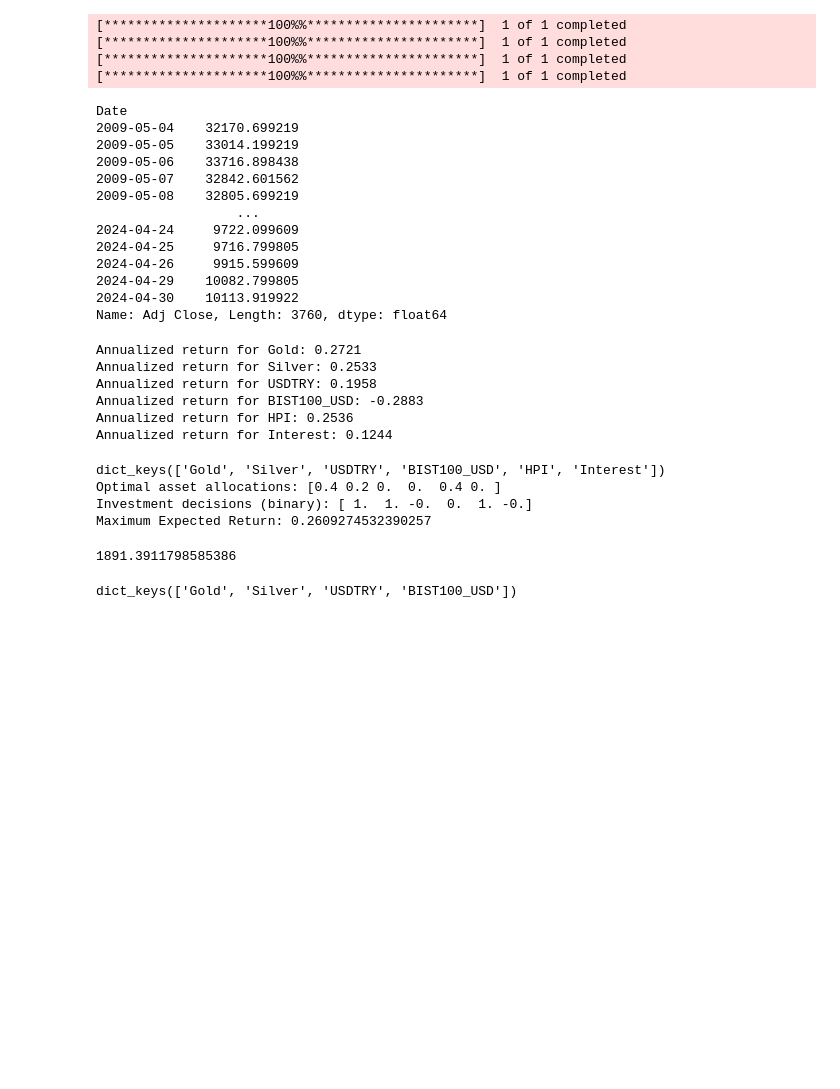
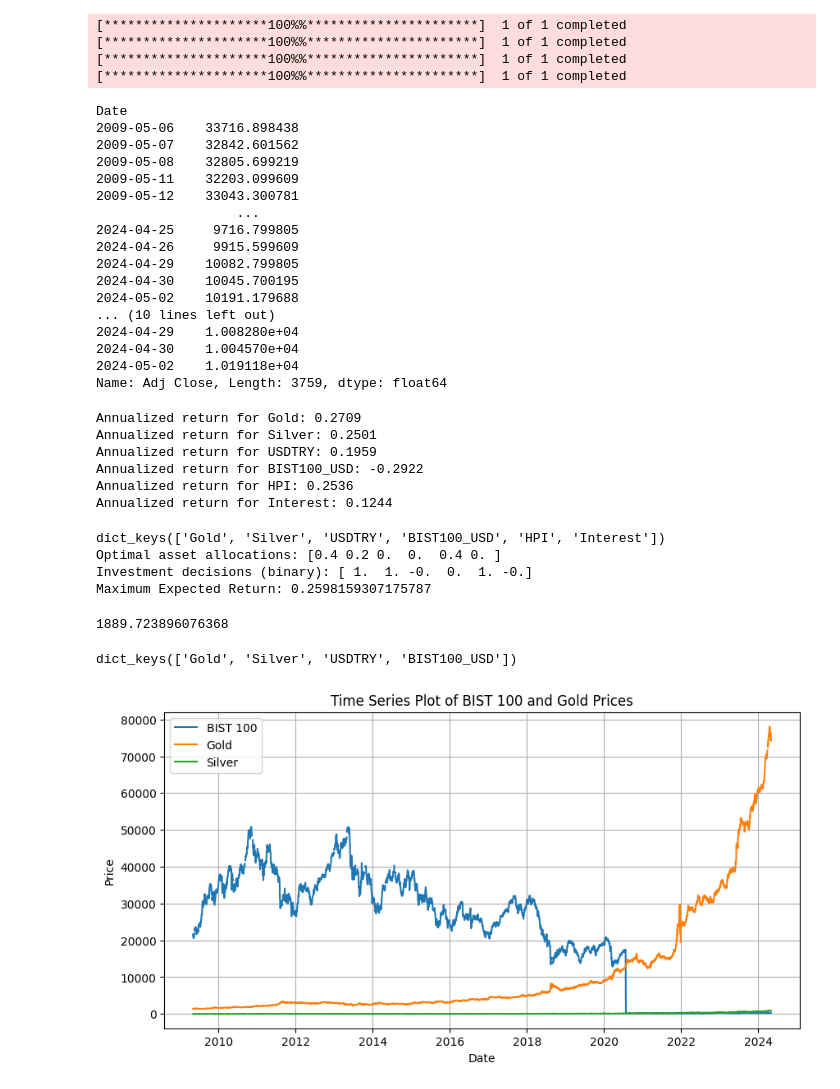
Before and after one commit to abdullahrs/Portfolio-Optimization-Using-Linear-Programming, a Jupyter notebook: src/presentation.ipynb, the cells around one changed output. Saved outputs shown, nothing was run; the diff lists cells and outputs as text; code cells hidden in the pictures; blank space fills up the shorter version.

Commit message:
feat: bist100 index adjustments

```diff
--- a/src/presentation.ipynb
+++ b/src/presentation.ipynb
@@ -102,27 +102,40 @@ annualized_interest_return = calculate_annualized_log_returns(interest_df, 'Date
 # Convert Gold and Silver prices to TRY
 prices['Gold'] = prices['Gold'] * prices['USDTRY']
 prices['Silver'] = prices['Silver'] * prices['USDTRY']
+
 prices['BIST100_USD'] = prices['BIST100'] / prices['USDTRY']
+
 # The BIST 100 index underwent a significant recalibration on August 1, 2015.
 # This recalibration included updating how the index values were calculated
 # and possibly adjusting for market changes or sectoral shifts within the index.
 # e.g. 2009-05-04    32170.699219 / 2024-04-30    10099.299805
+# Define the recalibration date and the adjustment factor
+recalibration_date = pd.Timestamp('2020-07-27')
+adjustment_factor = 100  # Multiplying factor before the recalibration date
+# Apply the adjustment factor to all dates before the recalibration
+print(prices['BIST100'])
+prices['BIST100'].loc[prices['BIST100'].index < recalibration_date] *= adjustment_factor
+print(prices['BIST100'])
 # Therefore, it will be better to make USD-based calculations
-prices.pop('BIST100')
+bist100_tl = prices.pop('BIST100')
 # %% [output]
 Date
-2009-05-04    32170.699219
-2009-05-05    33014.199219
 2009-05-06    33716.898438
 2009-05-07    32842.601562
 2009-05-08    32805.699219
+2009-05-11    32203.099609
+2009-05-12    33043.300781
                   ...
-2024-04-24     9722.099609
 2024-04-25     9716.799805
 2024-04-26     9915.599609
 2024-04-29    10082.799805
-2024-04-30    10113.919922
-Name: Adj Close, Length: 3760, dtype: float64
+2024-04-30    10045.700195
+2024-05-02    10191.179688
+... (10 lines left out)
+2024-04-29    1.008280e+04
+2024-04-30    1.004570e+04
+2024-05-02    1.019118e+04
+Name: Adj Close, Length: 3759, dtype: float64
 # %%
 # Calculate annualized returns for each asset
 returns = {asset: calculate_annualized_returns(data) for asset, data in prices.items()}
@@ -132,10 +145,10 @@ returns['Interest'] = annualized_interest_return
 for asset, return_value in returns.items():
     print(f"Annualized return for {asset}: {return_value:.4f}")
 # %% [output]
-Annualized return for Gold: 0.2721
-Annualized return for Silver: 0.2533
-Annualized return for USDTRY: 0.1958
-Annualized return for BIST100_USD: -0.2883
+Annualized return for Gold: 0.2709
+Annualized return for Silver: 0.2501
+Annualized return for USDTRY: 0.1959
+Annualized return for BIST100_USD: -0.2922
 Annualized return for HPI: 0.2536
 Annualized return for Interest: 0.1244
 # %%
@@ -179,7 +192,7 @@ annual_return_rate = solve(list(returns.values()))
 dict_keys(['Gold', 'Silver', 'USDTRY', 'BIST100_USD', 'HPI', 'Interest'])
 Optimal asset allocations: [0.4 0.2 0.  0.  0.4 0. ]
 Investment decisions (binary): [ 1.  1. -0.  0.  1. -0.]
-Maximum Expected Return: 0.2609274532390257
+Maximum Expected Return: 0.2598159307175787
 # %%
 initial_investment = 100
 years = 15
@@ -187,8 +200,21 @@ total_return = initial_investment * (1 + annual_return_rate)*years
 
 print(total_return)
 # %% [output]
-1891.3911798585386
+1889.723896076368
 # %%
 prices.keys()
 # %% [output]
 dict_keys(['Gold', 'Silver', 'USDTRY', 'BIST100_USD'])
+# %%
+plt.figure(figsize=(10, 5))
+plt.plot(prices['BIST100_USD'], label='BIST 100')
+plt.plot(prices['Gold'], label='Gold')
+plt.plot(prices['Silver'], label='Silver')
+plt.title('Time Series Plot of BIST 100 and Gold Prices')
+plt.xlabel('Date')
+plt.ylabel('Price')
+plt.legend()
+plt.grid(True)
+plt.show()
+# %% [output]
+[figure, added]
```
Also changed, not shown: 1 other file.
